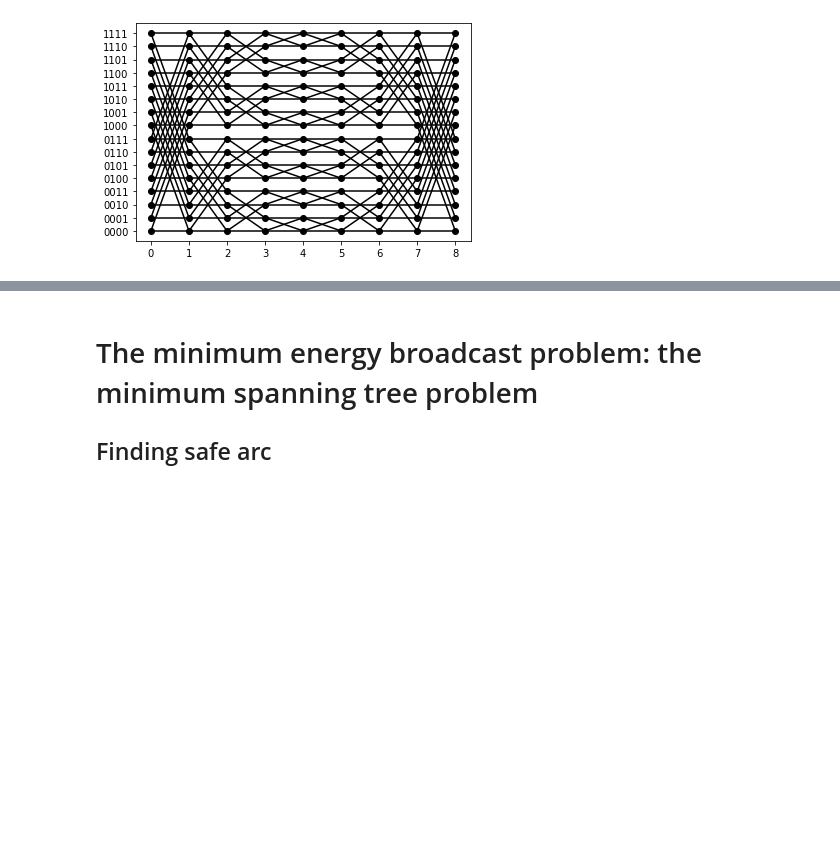
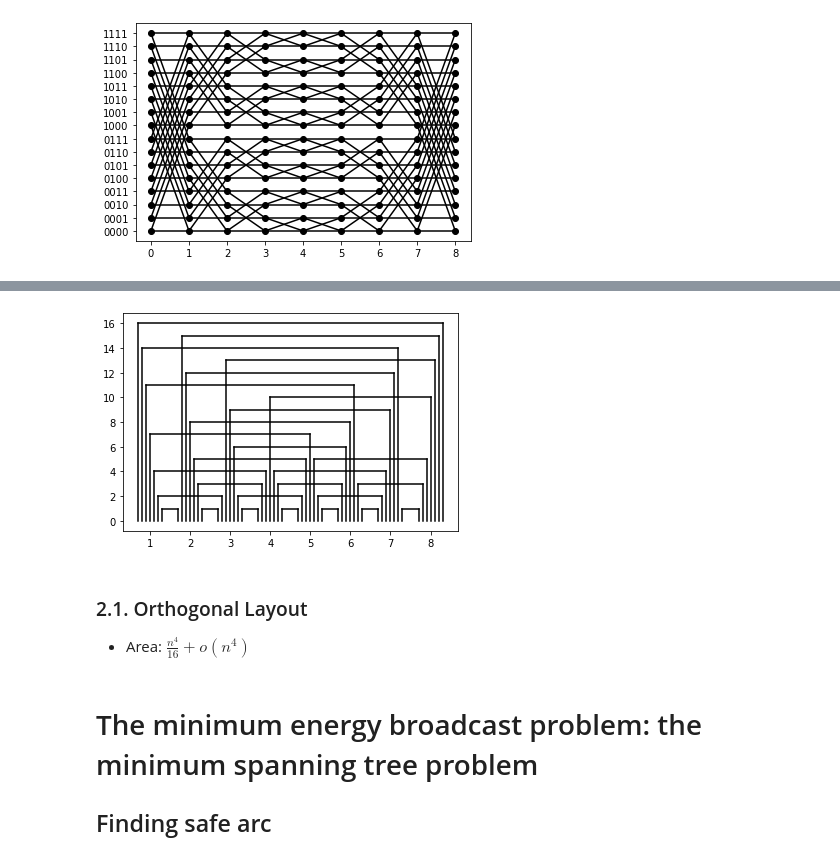
Before and after one commit to vdbalbom/network_algorithms, a Jupyter notebook: algorithms.ipynb, the cells around one changed output, grey strips where cells are left out. Drawn from its saved outputs; the diff is of its cells as text; code cells hidden in the pictures; blank space fills up the shorter version.

Commit message:
add collinear layout

```diff
--- a/algorithms.ipynb
+++ b/algorithms.ipynb
@@ -352,3 +358,26 @@ draw_b_network(G,4)
+# %%
+def draw_collinear_layout(n):
+    h = 1
+    s = np.arange(0.3,-0.3-0.4/(n-2),-0.6/(n-2))
+    for k in range(1,n):
+        for j in range(n-k):
+            i = (1+j)%n
+            h_ = h + (i-1)%k
+            s_ = s[k-1]
+            if i+k <= n:
+                plt.plot([i+s_,i+s_],[0,h_], c='black')
+                plt.plot([i+k-s_,i+k-s_],[0,h_], c='black')
+                plt.plot([i+s_,i+k-s_],[h_,h_], c='black')
+        h += min(k,n-k)
+    plt.show()
+
+draw_collinear_layout(8)
+# %% [output]
+[figure, added]
+# %% [markdown]
+### 2.1. Orthogonal Layout
+
+- Area: $\frac{n^4}{16} + o\left(n^4\right)$
 # %% [markdown]
 # The minimum energy broadcast problem: the minimum spanning tree problem
 
```
Also changed, not shown: parts of 2 cells of this notebook.
